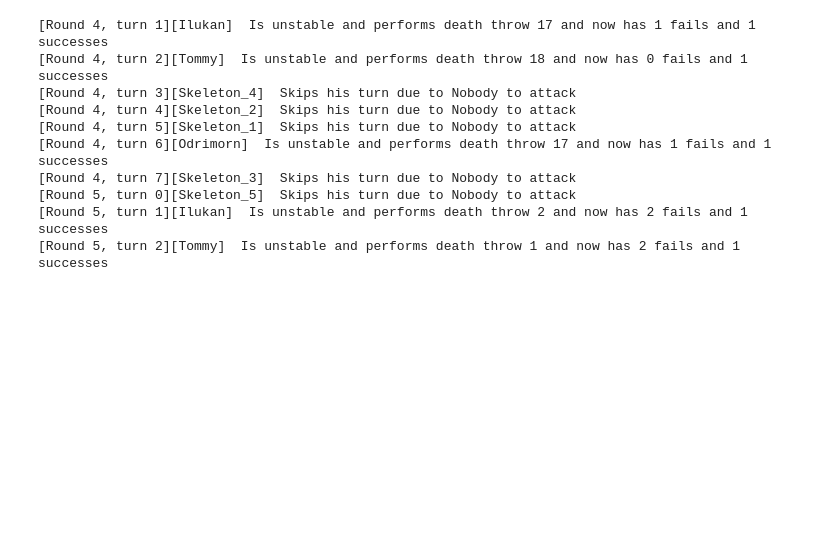
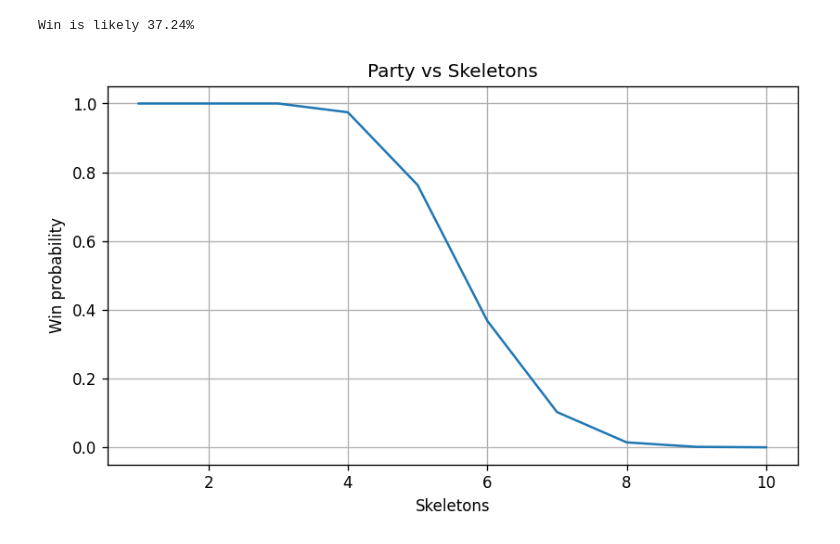
Before and after one commit to DedkovEA/Dnd_encounter, a Jupyter notebook: encounter.ipynb, the cells around one changed output. Cells and saved outputs as stored; diff of their text form; code cells hidden in the pictures; blank space fills up the shorter version.

```diff
--- a/encounter.ipynb
+++ b/encounter.ipynb
@@ -363,13 +463,13 @@ class BattleWrapper:
         current_creature = self.creatures[self.counter]
         if current_creature in self.party:
             response = current_creature.make_turn(self.enemies, self.party)
-            if response[0] == "Dead":
+            if response[0][0] == "Dead":
                 self.party.remove(current_creature)
                 self.creatures.remove(current_creature)
                 self.party_dead.append(current_creature)
         elif current_creature in self.enemies:
             response = current_creature.make_turn(self.party, self.enemies)
-            if response[0] == "Dead":
+            if response[0][0] == "Dead":
                 self.enemies.remove(current_creature)
                 self.creatures.remove(current_creature)
                 self.enemies_dead.append(current_creature)
@@ -506,14 +606,32 @@ Skeleton_2 is dead
 # %%
-for i in range(10):
-    wrp.perform_turn()
+N = 10000
+res = []
+for i in range(N):
+    wrp = BattleWrapper([Skeleton(),Skeleton(),Skeleton(),Skeleton(),Skeleton()])
+    res.append(wrp.perform_battle()['Battle_result'])
+W = np.sum(res)
-# %% [output]
-[Round 4, turn 1][Ilukan]  Is unstable and performs death throw 17 and now has 1 fails and 1 successes
-[Round 4, turn 2][Tommy]  Is unstable and performs death throw 18 and now has 0 fails and 1 successes
-[Round 4, turn 3][Skeleton_4]  Skips his turn due to Nobody to attack
-[Round 4, turn 4][Skeleton_2]  Skips his turn due to Nobody to attack
-[Round 4, turn 5][Skeleton_1]  Skips his turn due to Nobody to attack
-[Round 4, turn 6][Odrimorn]  Is unstable and performs death throw 17 and now has 1 fails and 1 successes
-[Round 4, turn 7][Skeleton_3]  Skips his turn due to Nobody to attack
-[Round 5, turn 0][Skeleton_5]  Skips his turn due to Nobody to attack
-[Round 5, turn 1][Ilukan]  Is unstable and performs death throw 2 and now has 2 fails and 1 successes
-[Round 5, turn 2][Tommy]  Is unstable and performs death throw 1 and now has 2 fails and 1 successes
+# %%
+print("Win is likely {}%".format(100*W/N))
+# %% [output]
+Win is likely 37.24%
+# %%
+chances = []
+N = 10000
+for n_skeletons in range(10):
+    res = 0
+    for k in range(N):
+        enemies = []
+        for j in range(n_skeletons):
+            enemies.append(Skeleton())
+        wrp = BattleWrapper(enemies)
+        res += wrp.perform_battle()['Battle_result']
+    chances.append(res/N)
+# %%
+plt.figure(figsize=(8,4.5), dpi=120)
+plt.plot(np.arange(1,11),chances)
+plt.xlabel("Skeletons")
+plt.ylabel("Win probability")
+plt.title("Party vs Skeletons")
+plt.grid(True)
+# %% [output]
+[figure, added]
```
Also changed, not shown: parts of 6 cells of this notebook.
